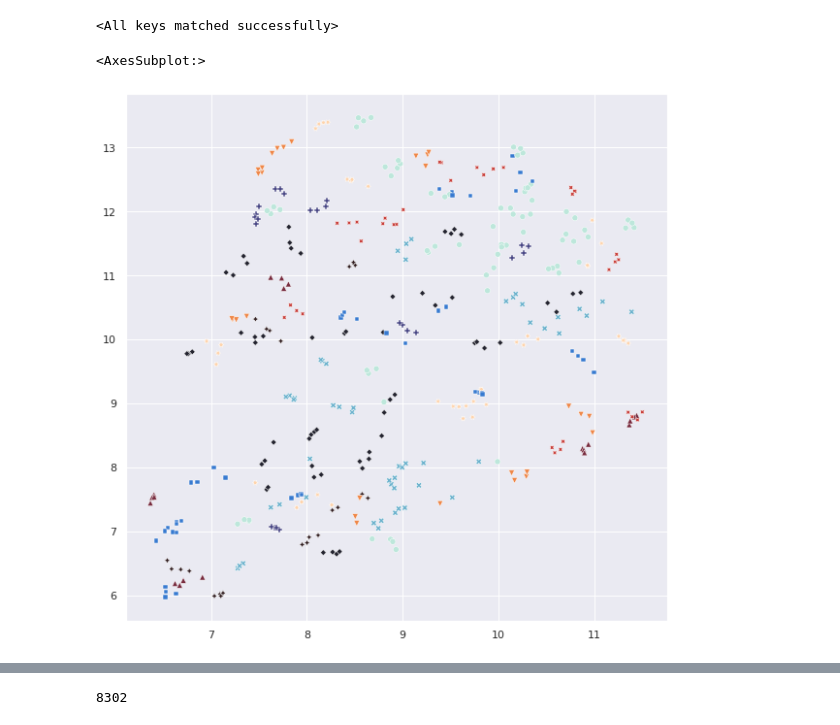
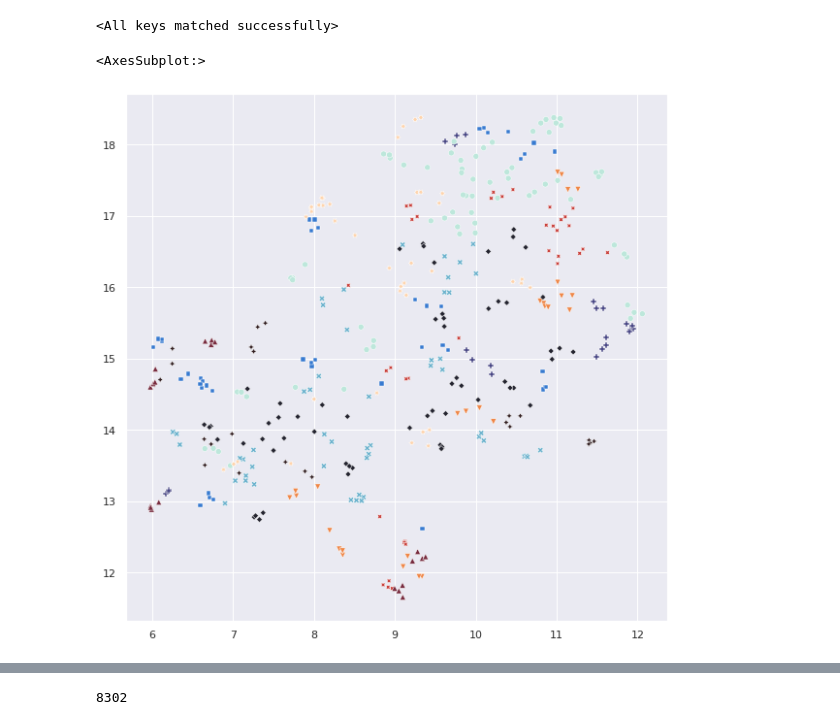
Before and after one commit to ojss/c3lr, a Jupyter notebook: emb_plotting.ipynb, the cells around one changed output, grey strips where cells are left out. Cells and saved outputs as stored; diff of their text form; code cells hidden in the pictures.

Commit message:
ready with convergence plots

```diff
--- a/emb_plotting.ipynb
+++ b/emb_plotting.ipynb
@@ -121,7 +121,7 @@ params = PCLRParamsContainer(
 # %%
 # model = ProtoCLR.load_from_checkpoint("./data/volcanic-field-114/epoch=297-step=29799-loss_epoch=0.44-train_accuracy_epoch=0.906.ckpt", params=params)
 model = ProtoCLR.load_from_checkpoint(
-    "./data/copper-durain-27-best-epoch-184/epoch=184-step=18499-val_loss=1.50-val_accuracy=0.579.ckpt", params=params)
+    "./data/run_ckpts/warding-totem-46/epoch=144-step=14499-val_loss=1.17-val_accuracy=0.597.ckpt", params=params)
 # %% [output]
 Clustering algo in use: hdbscan
 # %%
@@ -297,7 +297,7 @@ encoder = CNN_4Layer(in_channels=3)
 # %%
 proto = Protonet(encoder, distance='euclidean', device=torch.device('cpu'))
 # %%
-ckpt = torch.load("/home/ojass/projects/ProtoTransfer/omni-mini/vanilla/ckpt_50_best.pth.tar",
+ckpt = torch.load("../ProtoTransfer/vanilla/ckpt_200_best.pth.tar",
                   map_location=torch.device('cpu'))
 # %%
 proto.encoder.load_state_dict(ckpt['model'])
@@ -308,10 +308,11 @@ z = proto.encoder.forward(x)
 # %%
 zu = UMAP(n_components=2).fit_transform(z.squeeze(0).detach().numpy())
 # %%
+sns.set(rc={'figure.figsize':(10, 10)})
 sns.scatterplot(x=zu[:, 0], y=zu[:, 1], hue=y, palette="icefire", style=y, legend=False)
 # %% [output]
 <AxesSubplot:>
-[figure, old version]
+[figure, new version]
 # %%
 zt = TSNE(n_components=2).fit_transform(z.squeeze(0).detach().numpy())
 # %%
```
Also changed, not shown: parts of 5 cells of this notebook, 6 other files.
